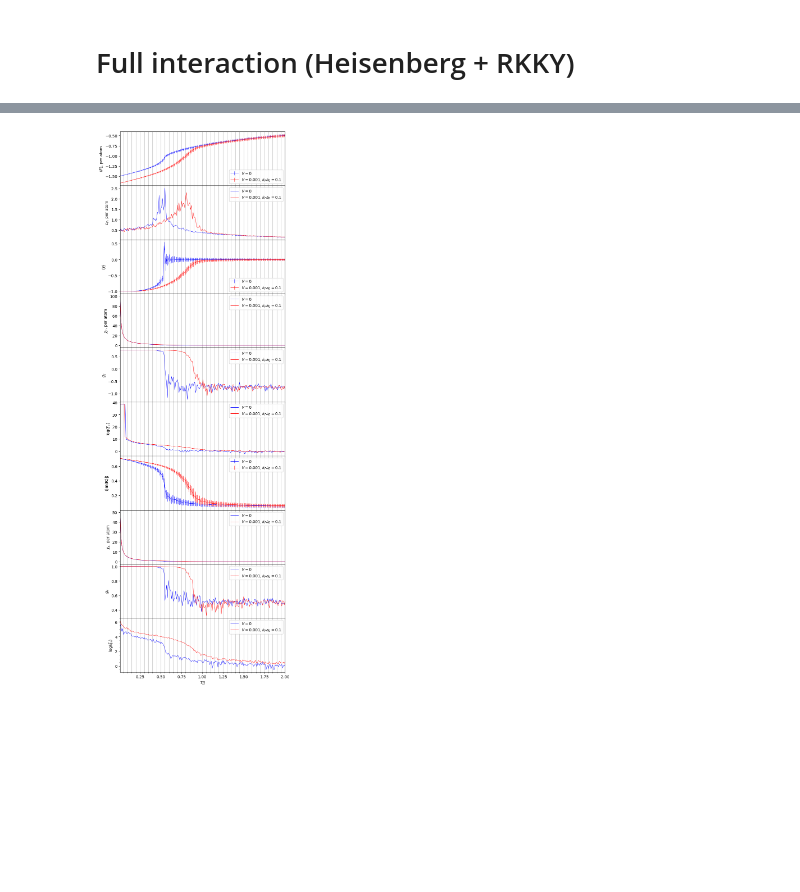
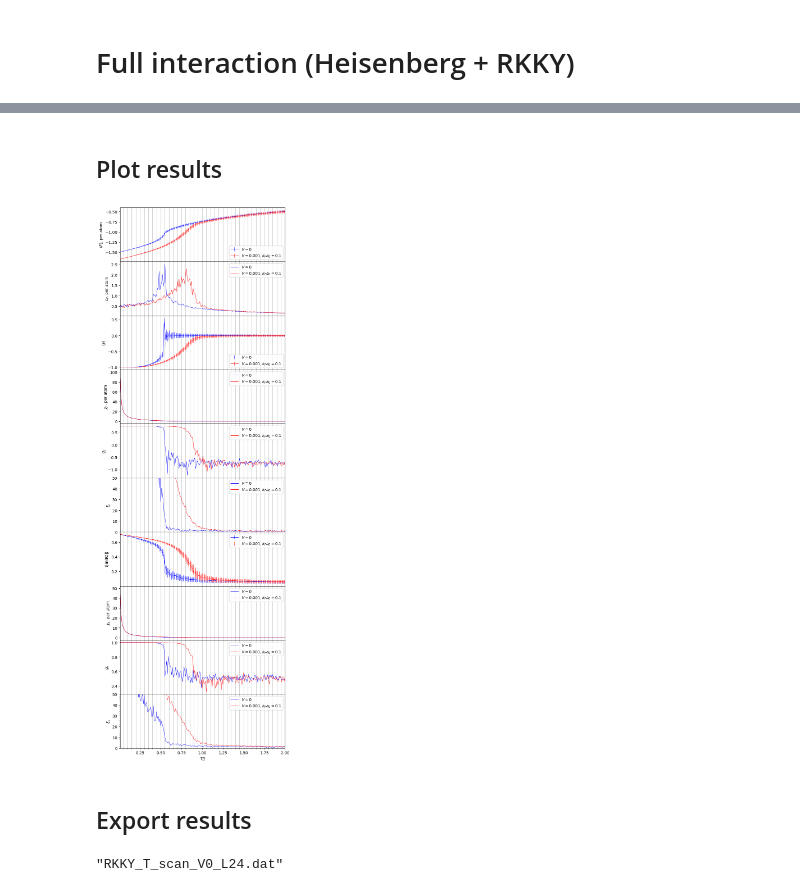
Before and after one commit to krivenko/MX2RKKY.jl, a Jupyter notebook: notebooks/RKKY.ipynb, the cells around one changed output, grey strips where cells are left out. Drawn from its saved outputs; the diff is of its cells as text; code cells hidden in the pictures; blank space fills up the shorter version.

Commit message:
notebooks: Implement observables data export in `RKKY.ipynb`

```diff
--- a/notebooks/RKKY.ipynb
+++ b/notebooks/RKKY.ipynb
@@ -16,3 +62,5 @@ using PyPlot; const plt = PyPlot;
+# %% [markdown]
+## Plot results
 # %%
 L = 24
 
@@ -32,109 +80,101 @@ let gs = plt.matplotlib.gridspec.GridSpec(10, 1, hspace=0), i = 1, ax = plt.subp
     end
 end
 
-collect_from_h5(ar, name) = [ar["/T$(T)/$(name)"][] for T in ar["params/T_range"][]]
+df = make_observables_df(h5open("../../RKKY_temperature_scan/RKKY_T_scan_L$(L).h5", "r"))
+df0 = make_observables_df(h5open("../../RKKY_temperature_scan/RKKY_T_scan_no_rkky_L$(L).h5", "r"))
 
 h5open("../../RKKY_temperature_scan/RKKY_T_scan_L$(L).h5", "r") do ar
     params = read(ar, "params")
-    global T_range = collect(params["T_range"])
-    global β_range = 1.0 ./ T_range
-    global E = collect_from_h5(ar, "E")
-    global χ = collect_from_h5(ar, "chi")
-    global χ_at_q_min = collect_from_h5(ar, "chi_at_q_min")
-    global m_at_K = collect_from_h5(ar, "m_at_K")
-    global m_abs_at_K = [mapslices(norm, m, dims=(1,)) for m in m_at_K]
-    global m_at_K_q_min = collect_from_h5(ar, "m_at_K_q_min")
-
     V = params["Vpar"]
     lambda = params["lambda"]
     global rkky_label = "\$V=$(V), k_F a_0 = $(lambda)\$"
 end
 
-h5open("../../RKKY_temperature_scan/RKKY_T_scan_no_rkky_L$(L).h5", "r") do ar
-    global E0 = collect_from_h5(ar, "E")
-    global χ0 = collect_from_h5(ar, "chi")
-    global χ0_at_q_min = collect_from_h5(ar, "chi_at_q_min")
-    global m0_at_K = collect_from_h5(ar, "m_at_K")
-    global m0_abs_at_K = [mapslices(norm, m, dims=(1,)) for m in m0_at_K]
-    global m0_at_K_q_min = collect_from_h5(ar, "m_at_K_q_min")
-end
-
 # Energy
 ax = add_plot_panel()
-ax.errorbar(T_range, avg_energy.(E0) / L^2, yerr=var_energy.(E0) / L^2, lw=0.7, color="blue", label=raw"$V=0$")
-ax.errorbar(T_range, avg_energy.(E) / L^2, yerr=var_energy.(E) / L^2, lw=0.7, color="red", label=rkky_label)
+ax.errorbar(df0.T, df0.E_avg, yerr=df0.E_var, lw=0.7, color="blue", label=raw"$V=0$")
+ax.errorbar(df.T, df.E_avg, yerr=df.E_var, lw=0.7, color="red", label=rkky_label)
 ax.set_ylabel(raw"$\langle E\rangle$, per atom")
 ax.legend(loc="lower right")
 
 # Specific heat
 ax = add_plot_panel()
-ax.plot(T_range, specific_heat.(E0, β_range) / L^2, lw=0.7, color="blue", label=raw"$V=0$")
-ax.plot(T_range, specific_heat.(E, β_range) / L^2, lw=0.7, color="red", label=rkky_label)
+ax.plot(df0.T, df0.cV, lw=0.7, color="blue", label=raw"$V=0$")
+ax.plot(df.T, df.cV, lw=0.7, color="red", label=rkky_label)
 ax.set_ylabel(raw"$c_V$, per atom")
 ax.legend(loc="upper right")
 
 # Average chirality
 ax = add_plot_panel()
-ax.errorbar(T_range, avg_chirality.(χ0), var_chirality.(χ0), lw=0.7, color="blue", label=raw"$V=0$")
-ax.errorbar(T_range, avg_chirality.(χ), var_chirality.(χ), lw=0.7, color="red", label=rkky_label)
+ax.errorbar(df0.T, df0.chi_avg, yerr=df0.chi_var, lw=0.7, color="blue", label=raw"$V=0$")
+ax.errorbar(df.T, df.chi_avg, yerr=df.chi_var, lw=0.7, color="red", label=rkky_label)
 ax.set_ylabel(raw"$\langle\chi\rangle$")
 ax.legend(loc="lower right")
 
 # Chirality susceptibility
 ax = add_plot_panel()
-ax.plot(T_range, susc_chirality.(χ0, L^2, β_range) / L^2, lw=0.7, color="blue", label=raw"$V=0$")
-ax.plot(T_range, susc_chirality.(χ, L^2, β_range) / L^2, lw=0.7, color="red", label=rkky_label)
+ax.plot(df0.T, df0.susc_chi, lw=0.7, color="blue", label=raw"$V=0$")
+ax.plot(df.T, df.susc_chi, lw=0.7, color="red", label=rkky_label)
 ax.set_ylabel(raw"$\chi_c$, per atom")
 ax.legend(loc="upper right")
 
 # Chirality Binder cumulant
 ax = add_plot_panel()
-ax.plot(T_range, binder_chirality.(χ0), lw=0.7, color="blue", label=raw"$V=0$")
-ax.plot(T_range, binder_chirality.(χ), lw=0.7, color="red", label=rkky_label)
+ax.plot(df0.T, df0.binder_chi, lw=0.7, color="blue", label=raw"$V=0$")
+ax.plot(df.T, df.binder_chi, lw=0.7, color="red", label=rkky_label)
 ax.set_ylabel(raw"$g_c$")
 ax.legend(loc="upper right")
 
 # Chirality correlation length
 ax = add_plot_panel()
-ax.plot(T_range, log.(abs.(corr_length_chirality.(χ0, χ0_at_q_min, L))), lw=0.7, color="blue", label=raw"$V=0$")
-ax.plot(T_range, log.(abs.(corr_length_chirality.(χ, χ_at_q_min, L))), lw=0.7, color="red", label=rkky_label)
-ax.set_ylabel(raw"$\log(\xi_c)$")
+ax.plot(df0.T, df0.corr_length_chi, lw=0.7, color="blue", label=raw"$V=0$")
+ax.plot(df.T, df.corr_length_chi, lw=0.7, color="red", label=rkky_label)
+ax.set_ylim((0.0, 50.0))
+ax.set_ylabel(raw"$\xi_c$")
 ax.legend(loc="upper right")
 
 # Average magnetization at K-point
 ax = add_plot_panel()
-ax.errorbar(T_range, mean.(m0_abs_at_K), std.(m0_abs_at_K), lw=0.7, color="blue", label=raw"$V=0$")
-ax.errorbar(T_range, mean.(m_abs_at_K), std.(m_abs_at_K), lw=0.7, color="red", label=rkky_label)
+ax.errorbar(df0.T, df0.m_abs_at_K_avg, yerr=df0.m_abs_at_K_var, lw=0.7, color="blue", label=raw"$V=0$")
+ax.errorbar(df.T, df.m_abs_at_K_avg, yerr=df.m_abs_at_K_var, lw=0.7, color="red", label=rkky_label)
 ax.set_ylabel(raw"$\langle|\mathbf{m}(\mathbf{K})|\rangle$")
 ax.legend(loc="upper right")
 
 # Magnetization at K-point: susceptibility
 ax = add_plot_panel()
-ax.plot(T_range, susc_spin_K.(m0_at_K, L^2, β_range) / L^2, lw=0.7, color="blue", label=raw"$V=0$")
-ax.plot(T_range, susc_spin_K.(m_at_K, L^2, β_range) / L^2, lw=0.7, color="red", label=rkky_label)
+ax.plot(df0.T, df0.susc_spin_K, lw=0.7, color="blue", label=raw"$V=0$")
+ax.plot(df.T, df.susc_spin_K, lw=0.7, color="red", label=rkky_label)
 ax.set_ylabel(raw"$\chi_s$, per atom")
 ax.legend(loc="upper right")
 
 # Magnetization at K-point: Binder cumulant
 ax = add_plot_panel()
-ax.plot(T_range, binder_spin_K.(m0_at_K), lw=0.7, color="blue", label=raw"$V=0$")
-ax.plot(T_range, binder_spin_K.(m_at_K), lw=0.7, color="red", label=rkky_label)
+ax.plot(df0.T, df0.binder_spin_K, lw=0.7, color="blue", label=raw"$V=0$")
+ax.plot(df.T, df.binder_spin_K, lw=0.7, color="red", label=rkky_label)
 ax.set_ylabel(raw"$g_s$")
 ax.legend(loc="upper right")
 
 # Magnetization at K-point: Correlation length
 ax = add_plot_panel(xticks=true)
-ax.plot(T_range, log.(abs.(corr_length_spin_K.(m0_at_K, m0_at_K_q_min, L))), lw=0.7, color="blue", label=raw"$V=0$")
-ax.plot(T_range, log.(abs.(corr_length_spin_K.(m_at_K, m_at_K_q_min, L))), lw=0.7, color="red", label=rkky_label)
-ax.set_ylabel(raw"$\log(\xi_s)$")
+ax.plot(df0.T, df0.corr_length_spin_K, lw=0.7, color="blue", label=raw"$V=0$")
+ax.plot(df.T, df.corr_length_spin_K, lw=0.7, color="red", label=rkky_label)
+ax.set_ylim((0.0, 50.0))
+ax.set_ylabel(raw"$\xi_s$")
 ax.legend(loc="upper right")
 
 # General plot setup
-ax.set_xlim((first(T_range), last(T_range)))
+ax.set_xlim((first(df.T), last(df.T)))
 ax.set_xlabel(raw"$T/J$")
 ax.minorticks_on()
 plt.tight_layout()
 plt.show()
 fig.savefig("rkky_temp_scan.pdf")
 # %% [output]
-[figure, old version]
+[figure, new version]
+# %% [markdown]
+## Export results
+# %%
+CSV.write("RKKY_T_scan_V0.001_lambda0.1_L24.dat", df, delim="    ")
+CSV.write("RKKY_T_scan_V0_L24.dat", df0, delim="    ")
+# %% [output]
+"RKKY_T_scan_V0_L24.dat"
```
Also changed, not shown: parts of 3 cells of this notebook, 1 other file.
